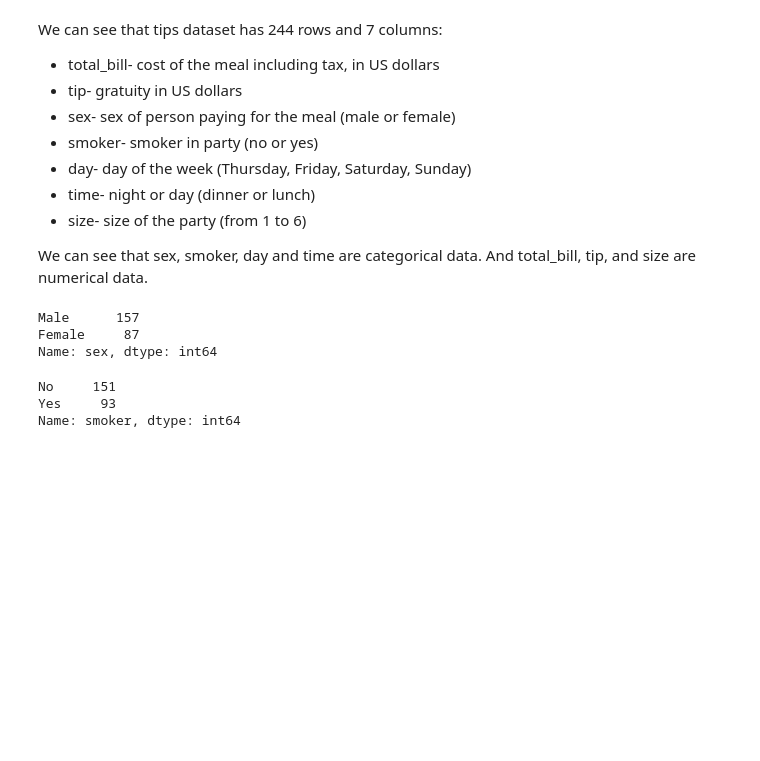
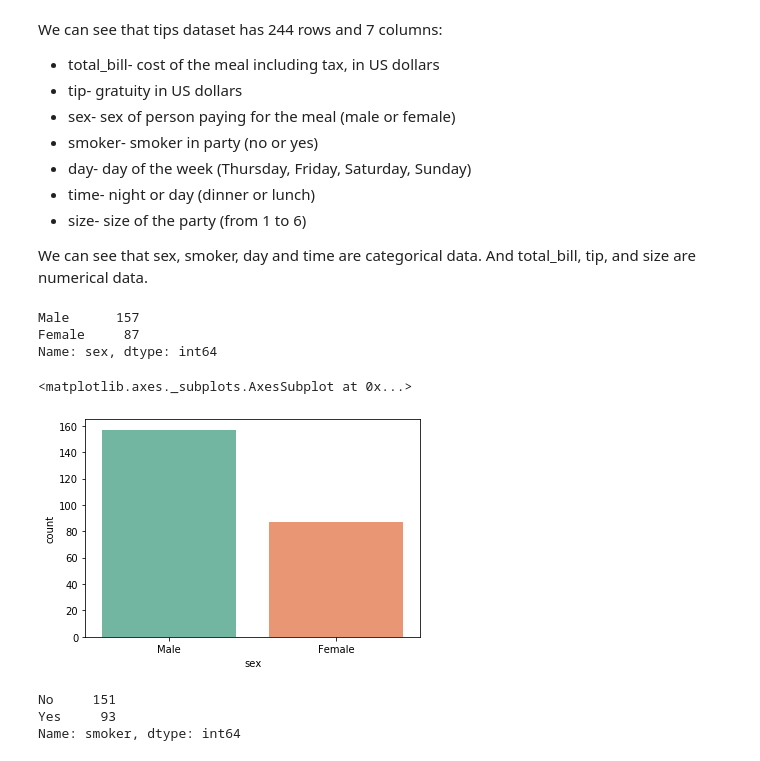
Before and after one commit to amacuga/fundamentals-assessment, a Jupyter notebook: Assessment.ipynb, the cells around one changed output. Cells and saved outputs as stored; diff of their text form; code cells hidden in the pictures; blank space fills up the shorter version.

Commit message:
Added countplots.

```diff
--- a/Assessment.ipynb
+++ b/Assessment.ipynb
@@ -65,6 +65,11 @@ tips.sex.value_counts()
 Male      157
 Female     87
 Name: sex, dtype: int64
+# %%
+sns.countplot(tips.sex, data = tips)
+# %% [output]
+<matplotlib.axes._subplots.AxesSubplot at 0x...>
+[figure, added]
 # %%
 # Returns the number of parties with Non smokers and Smokers.
 tips.smoker.value_counts()
```
Also changed, not shown: parts of 5 cells of this notebook.
